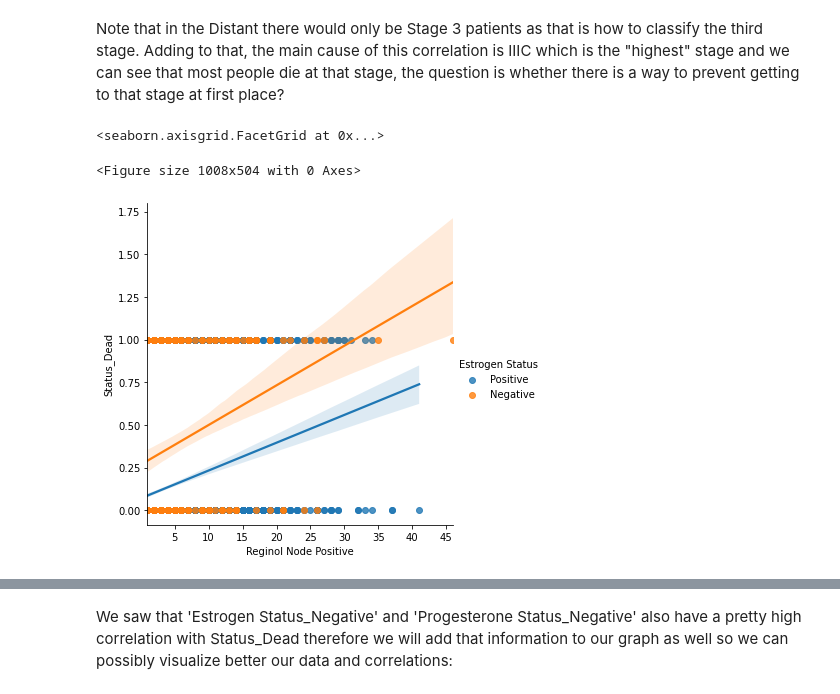
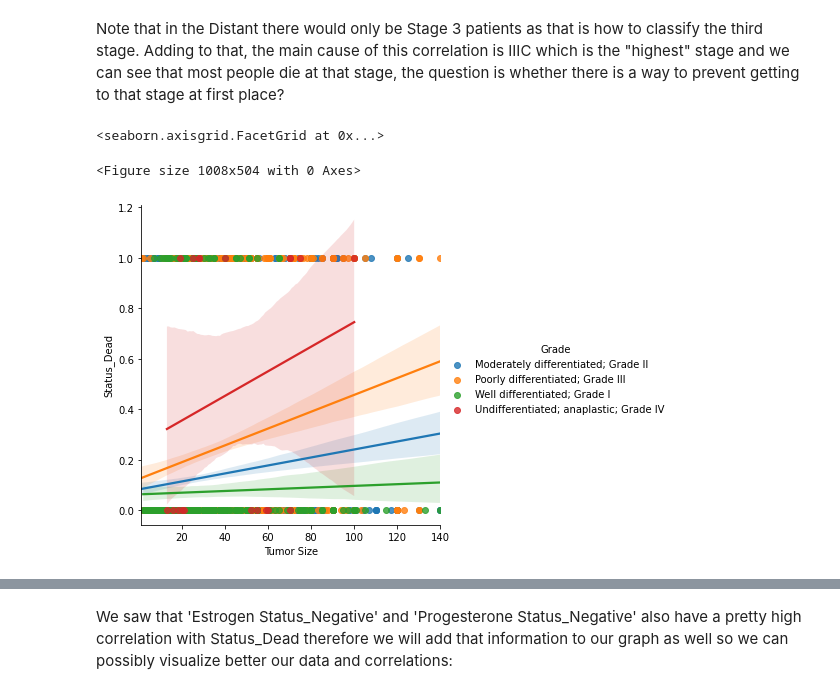
Before and after one commit to MayaHayat/BreastCancer_Classification, a Jupyter notebook: Breast Cancer.ipynb, the cells around one changed output, grey strips where cells are left out. Cells and saved outputs as stored; diff of their text form; code cells hidden in the pictures.

```diff
--- a/Breast Cancer.ipynb
+++ b/Breast Cancer.ipynb
@@ -489,8 +563,8 @@ Note that in the Distant there would only be Stage 3 patients as that is how to
 Adding to that, the main cause of this correlation is IIIC which is the "highest" stage and we can see that most people die at that stage, the question is whether there is a way to prevent getting to that stage at first place?
 # %%
 plt.figure(figsize=(14, 7))
-sns.lmplot(x="Reginol Node Positive", y="Status_Dead", hue = 'Estrogen Status', data=df_status)
+sns.lmplot(x="Tumor Size", y="Status_Dead", hue = 'Grade',  data=df_status)
 # %% [output]
 <seaborn.axisgrid.FacetGrid at 0x...>
 <Figure size 1008x504 with 0 Axes>
-[figure, old version]
+[figure, new version]
```
Also changed, not shown: parts of 34 cells of this notebook.
